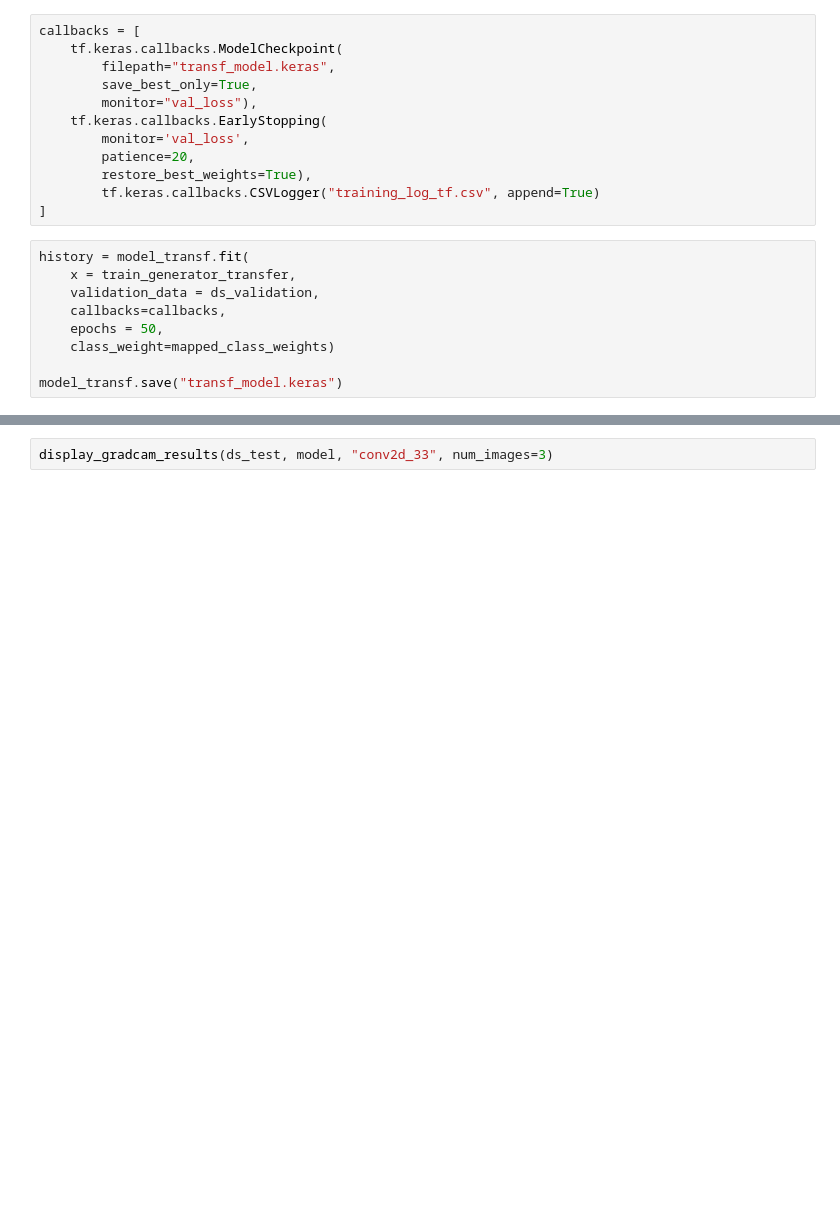
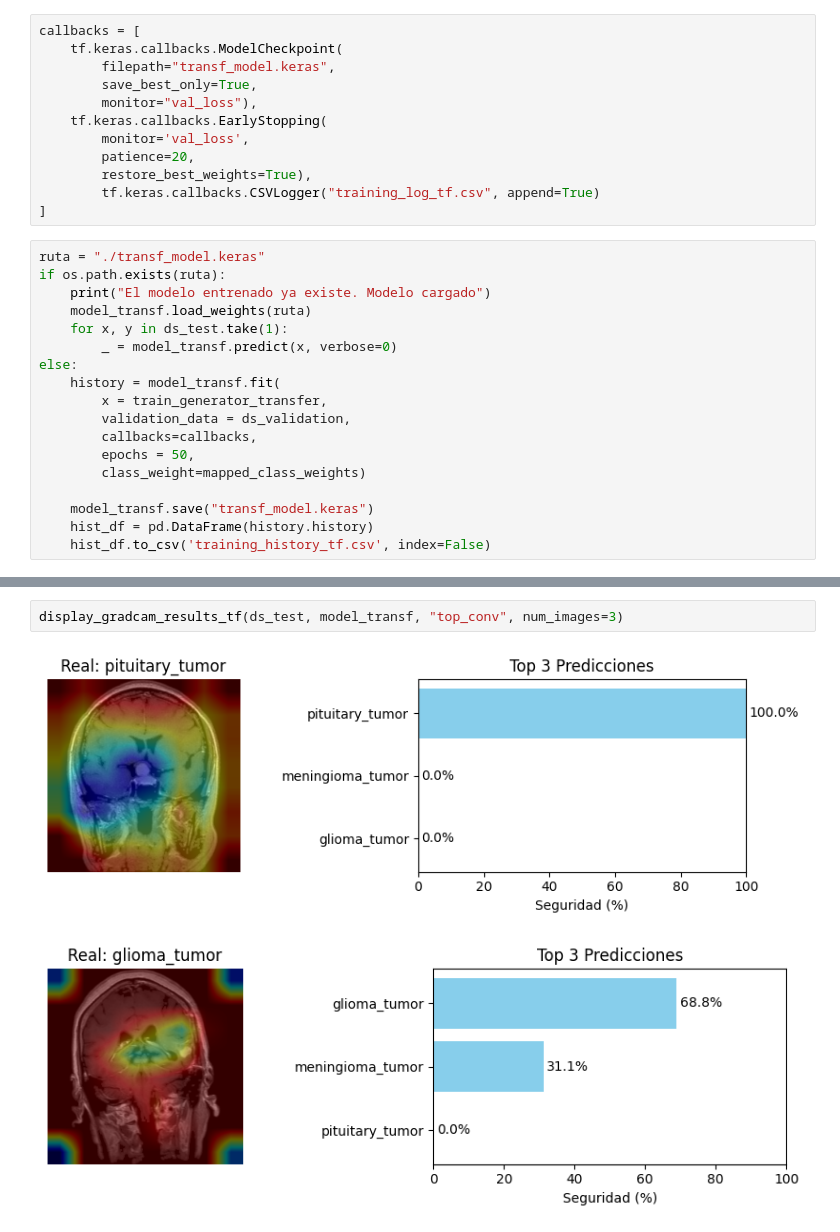
Before and after one commit to Ailuj27/Proyecto_DISIA_Grupo_13, a Jupyter notebook: Reconocimiento_tumores_hito_3.ipynb, the cells around one changed output, grey strips where cells are left out. Cells and saved outputs as stored; diff of their text form; blank space fills up the shorter version.

Commit message:
transfer learning completo

```diff
--- a/Reconocimiento_tumores_hito_3.ipynb
+++ b/Reconocimiento_tumores_hito_3.ipynb
@@ -425,11 +478,20 @@ callbacks = [
         tf.keras.callbacks.CSVLogger("training_log_tf.csv", append=True)
 ]
 # %%
-history = model_transf.fit(
-    x = train_generator_transfer,
-    validation_data = ds_validation,
-    callbacks=callbacks,
-    epochs = 50,
-    class_weight=mapped_class_weights)
+ruta = "./transf_model.keras"
+if os.path.exists(ruta):
+    print("El modelo entrenado ya existe. Modelo cargado")
+    model_transf.load_weights(ruta)
+    for x, y in ds_test.take(1):
+        _ = model_transf.predict(x, verbose=0)
+else:
+    history = model_transf.fit(
+        x = train_generator_transfer,
+        validation_data = ds_validation,
+        callbacks=callbacks,
+        epochs = 50,
+        class_weight=mapped_class_weights)
 
-model_transf.save("transf_model.keras")
+    model_transf.save("transf_model.keras")
+    hist_df = pd.DataFrame(history.history)
+    hist_df.to_csv('training_history_tf.csv', index=False)
@@ -442,2 +607,5 @@ print(classification_report(y_true, y_pred, target_names=class_names))
 # %%
-display_gradcam_results(ds_test, model, "conv2d_33", num_images=3)
+display_gradcam_results_tf(ds_test, model_transf, "top_conv", num_images=3)
+# %% [output]
+[figure, added]
+[figure, added]
```
Also changed, not shown: parts of 14 cells of this notebook, 4 other files.
